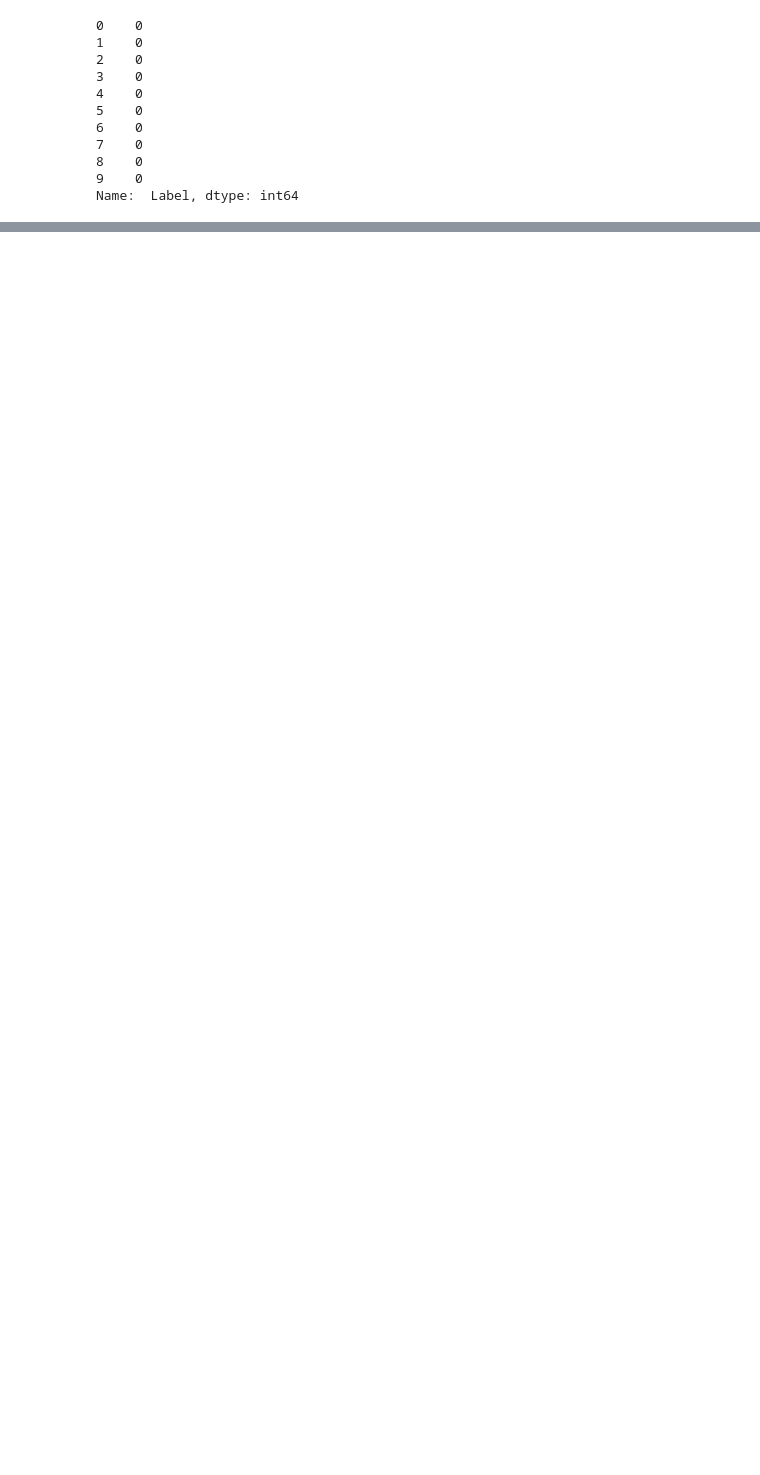
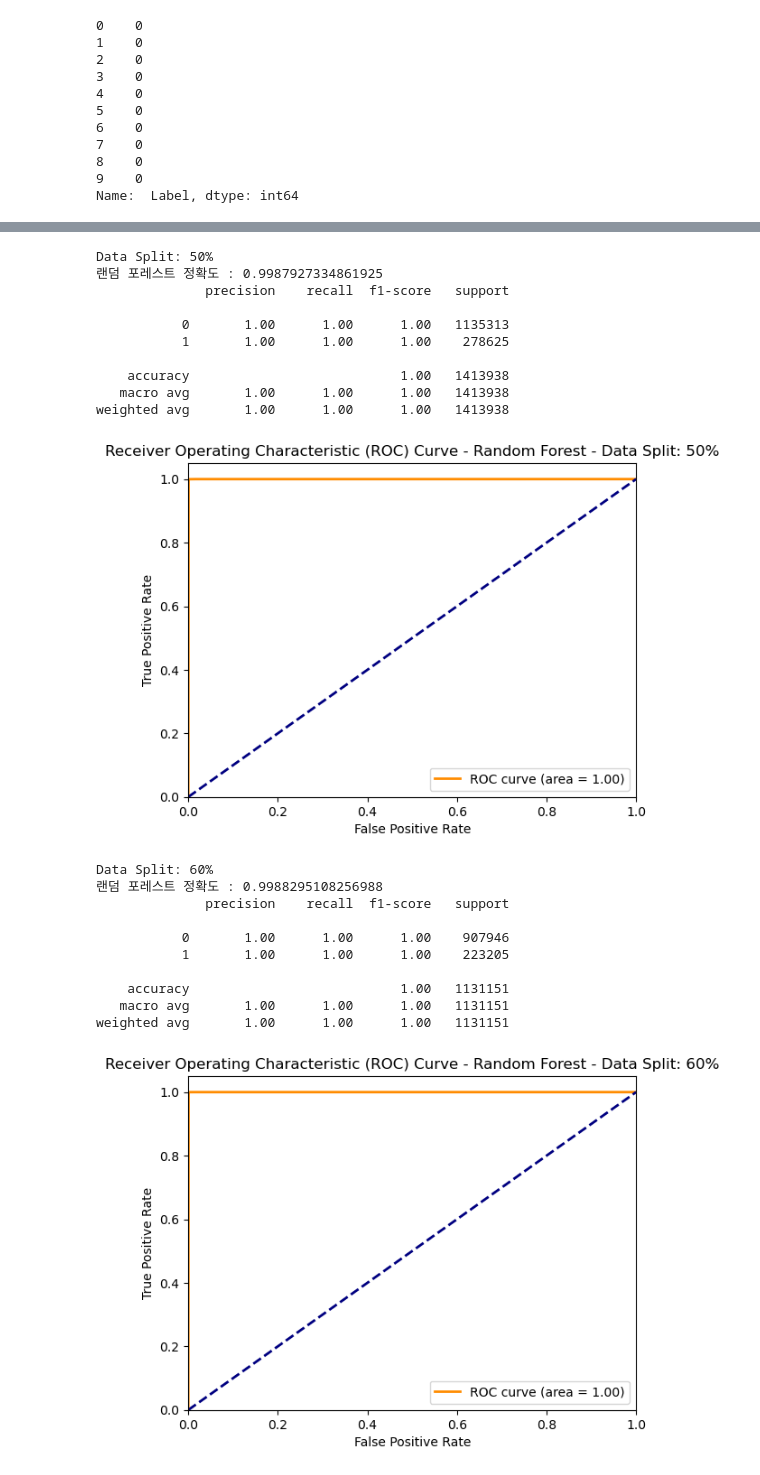
Before and after one commit to thejysplay/CIC-IDS-attack-detection, a Jupyter notebook: MachineLearningCSV_Binary_classification.ipynb, the cells around one changed output, grey strips where cells are left out. Saved outputs shown, nothing was run; the diff lists cells and outputs as text; code cells hidden in the pictures; blank space fills up the shorter version.

```diff
--- a/MachineLearningCSV_Binary_classification.ipynb
+++ b/MachineLearningCSV_Binary_classification.ipynb
@@ -258,0 +320,62 @@ XGBoostError: [21:57:22] C:\buildkite-agent\builds\buildkite-windows-cpu-autosca
+# %%
+from sklearn.ensemble import RandomForestClassifier
+
+for name, (x_train, x_test, y_train, y_test) in datasets.items():
+    print(f"Data Split: {name}")
+
+
+    rf_model = RandomForestClassifier(n_estimators=100)
+
+
+    rf_model.fit(x_train, y_train)
+
+
+    y_pred_rf = rf_model.predict(x_test)
+
+
+    accuracy_rf = accuracy_score(y_test, y_pred_rf)
+    print(f'랜덤 포레스트 정확도 : {accuracy_rf}')
+
+
+    report_rf = classification_report(y_test, y_pred_rf)
+    print(report_rf)
+
+
+    y_pred_proba_rf = rf_model.predict_proba(x_test)[:, 1]
+    fpr_rf, tpr_rf, thresholds_rf = roc_curve(y_test, y_pred_proba_rf)
+    roc_auc_rf = auc(fpr_rf, tpr_rf)
+
+
+    plt.figure()
+    plt.plot(fpr_rf, tpr_rf, color='darkorange', lw=2, label='ROC curve (area = %0.2f)' % roc_auc_rf)
+    plt.plot([0, 1], [0, 1], color='navy', lw=2, linestyle='--')
+    plt.xlim([0.0, 1.0])
+    plt.ylim([0.0, 1.05])
+    plt.xlabel('False Positive Rate')
+    plt.ylabel('True Positive Rate')
+    plt.title(f'Receiver Operating Characteristic (ROC) Curve - Random Forest - Data Split: {name}')
+    plt.legend(loc="lower right")
+    plt.show()
+# %% [output]
+Data Split: 50%
+랜덤 포레스트 정확도 : 0.9987927334861925
+              precision    recall  f1-score   support
+
+           0       1.00      1.00      1.00   1135313
+           1       1.00      1.00      1.00    278625
+
+    accuracy                           1.00   1413938
+   macro avg       1.00      1.00      1.00   1413938
+weighted avg       1.00      1.00      1.00   1413938
+[figure, added]
+Data Split: 60%
+랜덤 포레스트 정확도 : 0.9988295108256988
+              precision    recall  f1-score   support
+
+           0       1.00      1.00      1.00    907946
+           1       1.00      1.00      1.00    223205
+
+    accuracy                           1.00   1131151
+   macro avg       1.00      1.00      1.00   1131151
+weighted avg       1.00      1.00      1.00   1131151
+[figure, added]
```
Also changed, not shown: parts of 14 cells of this notebook.
